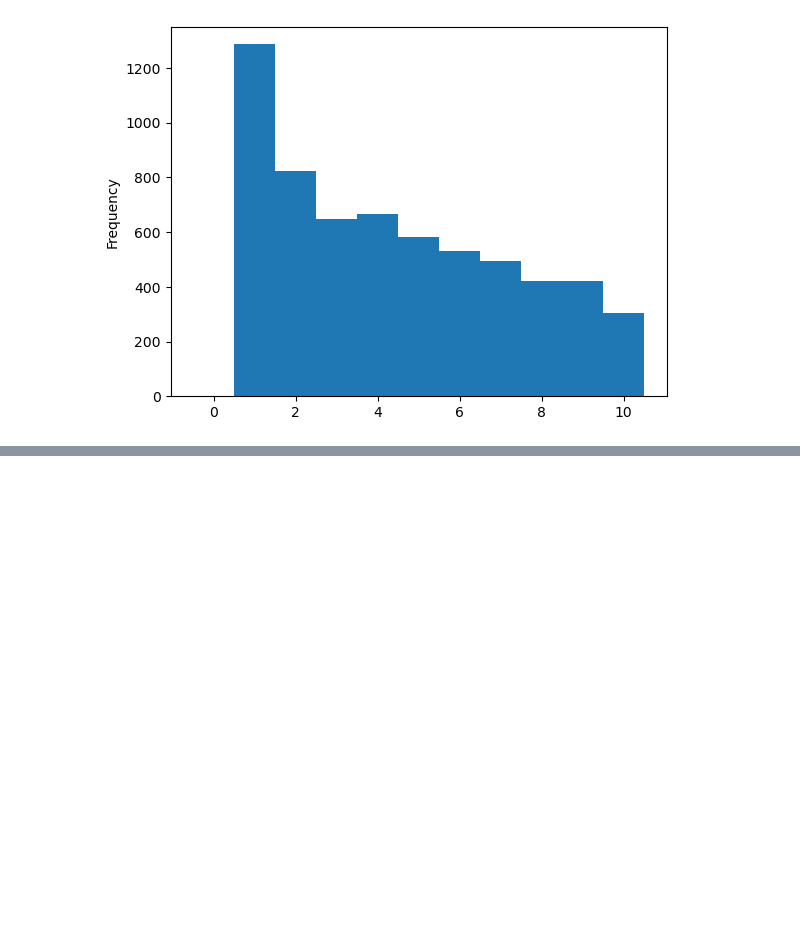
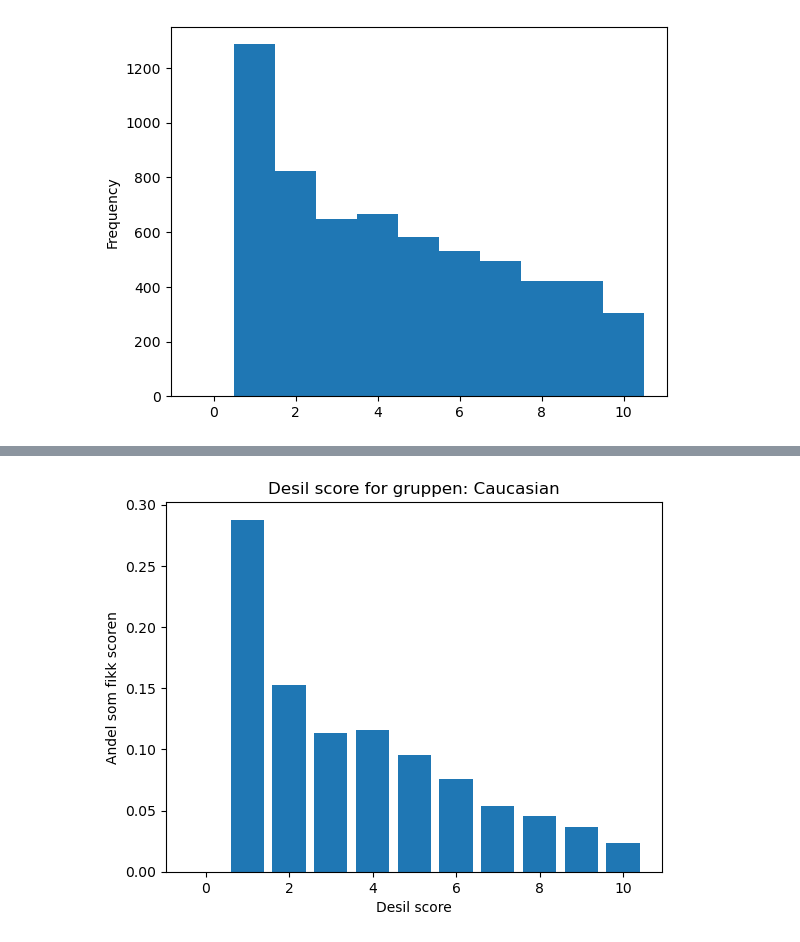
Before and after one commit to asmund20/hon2200-prosjekt, a Jupyter notebook: notebooks/1a.ipynb, the cells around one changed output, grey strips where cells are left out. Cells and saved outputs as stored; diff of their text form; code cells hidden in the pictures; blank space fills up the shorter version.

```diff
--- a/notebooks/1a.ipynb
+++ b/notebooks/1a.ipynb
@@ -80,0 +103,4 @@ histogram("race", "African-American")
+# %%
+histogram("race", "Caucasian")
+# %% [output]
+[figure, added]
```
Also changed, not shown: parts of 10 cells of this notebook.
